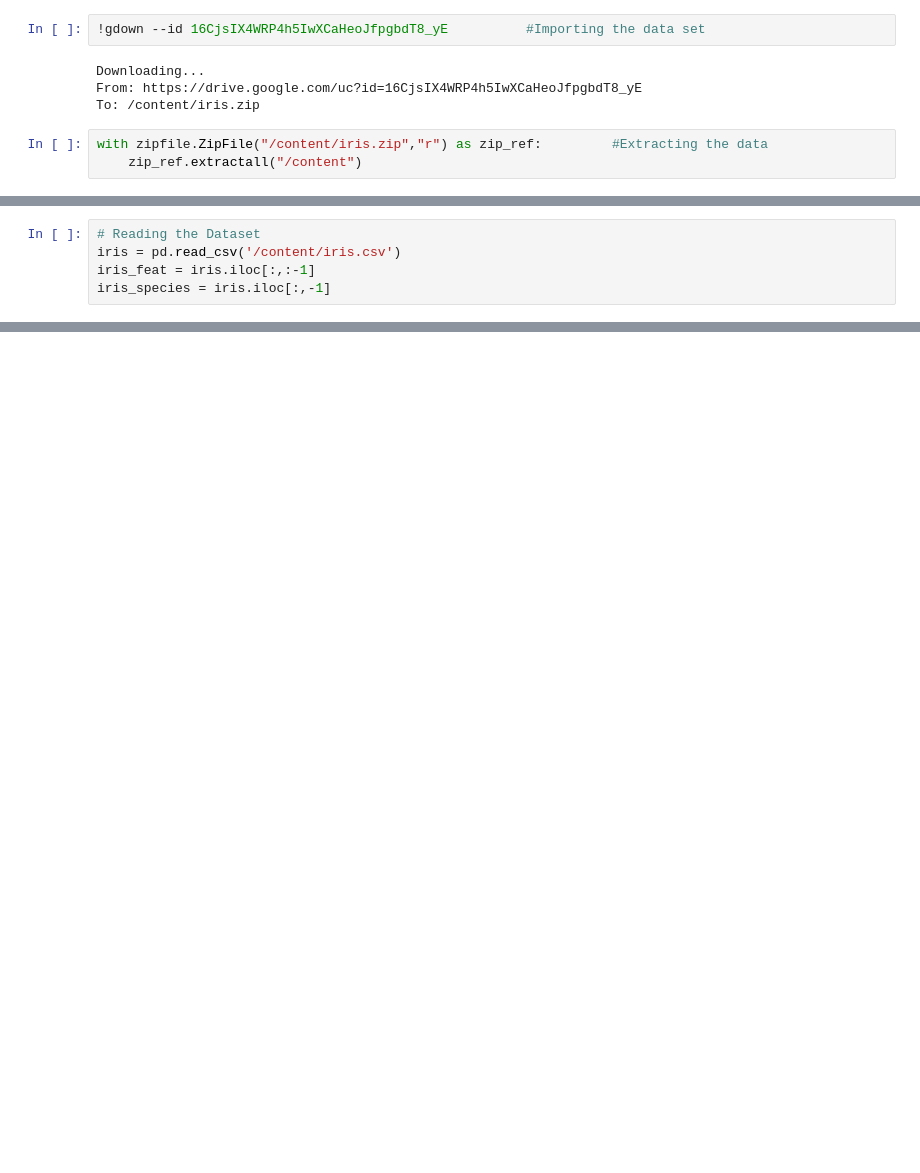
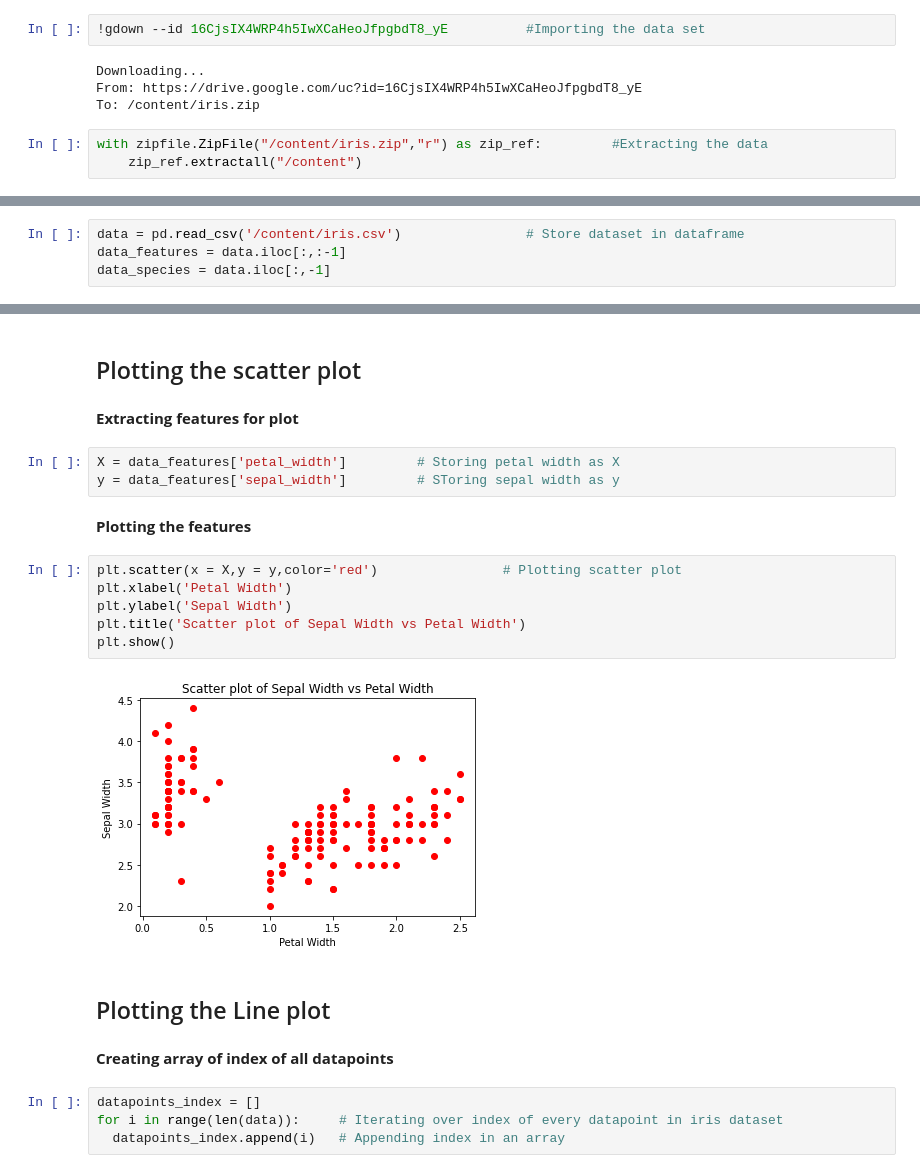
Before and after one commit to hands-on-data/ColabFiles, a Jupyter notebook: Data_Visualization.ipynb, the cells around one changed output, grey strips where cells are left out. Cells and saved outputs as stored; diff of their text form; blank space fills up the shorter version.

Commit message:
Updating Data Visualization with comments and refactored code

```diff
--- a/Data_Visualization.ipynb
+++ b/Data_Visualization.ipynb
@@ -22,5 +35,4 @@ with zipfile.ZipFile("/content/iris.zip","r") as zip_ref:         #Extracting th
 # %%
-# Reading the Dataset
-iris = pd.read_csv('/content/iris.csv')
-iris_feat = iris.iloc[:,:-1]
-iris_species = iris.iloc[:,-1]
+data = pd.read_csv('/content/iris.csv')                # Store dataset in dataframe
+data_features = data.iloc[:,:-1]
+data_species = data.iloc[:,-1]
@@ -135,0 +55,25 @@ fig.show()
+# %% [markdown]
+## Plotting the scatter plot
+# %% [markdown]
+**Extracting features for plot**
+# %%
+X = data_features['petal_width']         # Storing petal width as X
+y = data_features['sepal_width']         # SToring sepal width as y
+# %% [markdown]
+**Plotting the features**
+# %%
+plt.scatter(x = X,y = y,color='red')                # Plotting scatter plot
+plt.xlabel('Petal Width')
+plt.ylabel('Sepal Width')
+plt.title('Scatter plot of Sepal Width vs Petal Width')
+plt.show()
+# %% [output]
+[figure, added]
+# %% [markdown]
+## Plotting the Line plot
+# %% [markdown]
+**Creating array of index of all datapoints**
+# %%
+datapoints_index = []
+for i in range(len(data)):     # Iterating over index of every datapoint in iris dataset
+  datapoints_index.append(i)   # Appending index in an array
```
Also changed, not shown: parts of 23 cells of this notebook.
